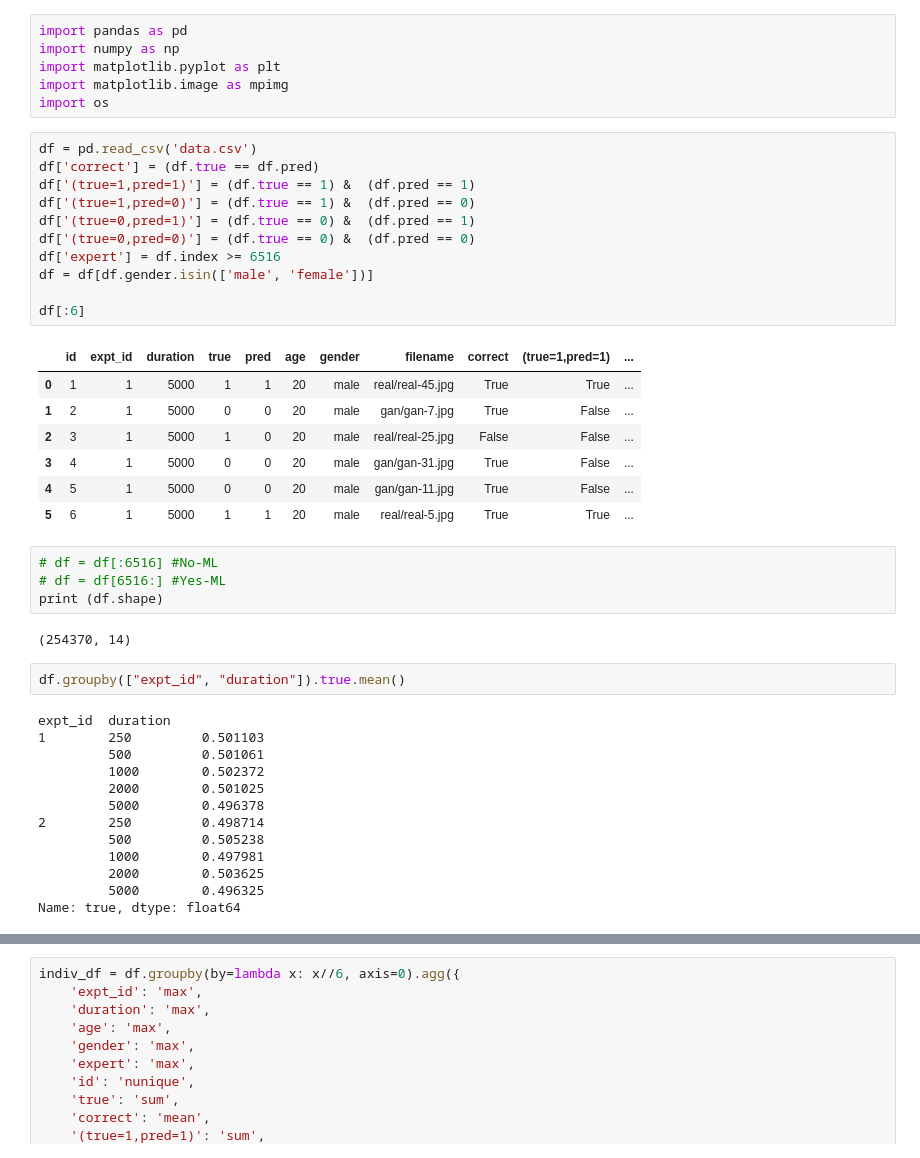
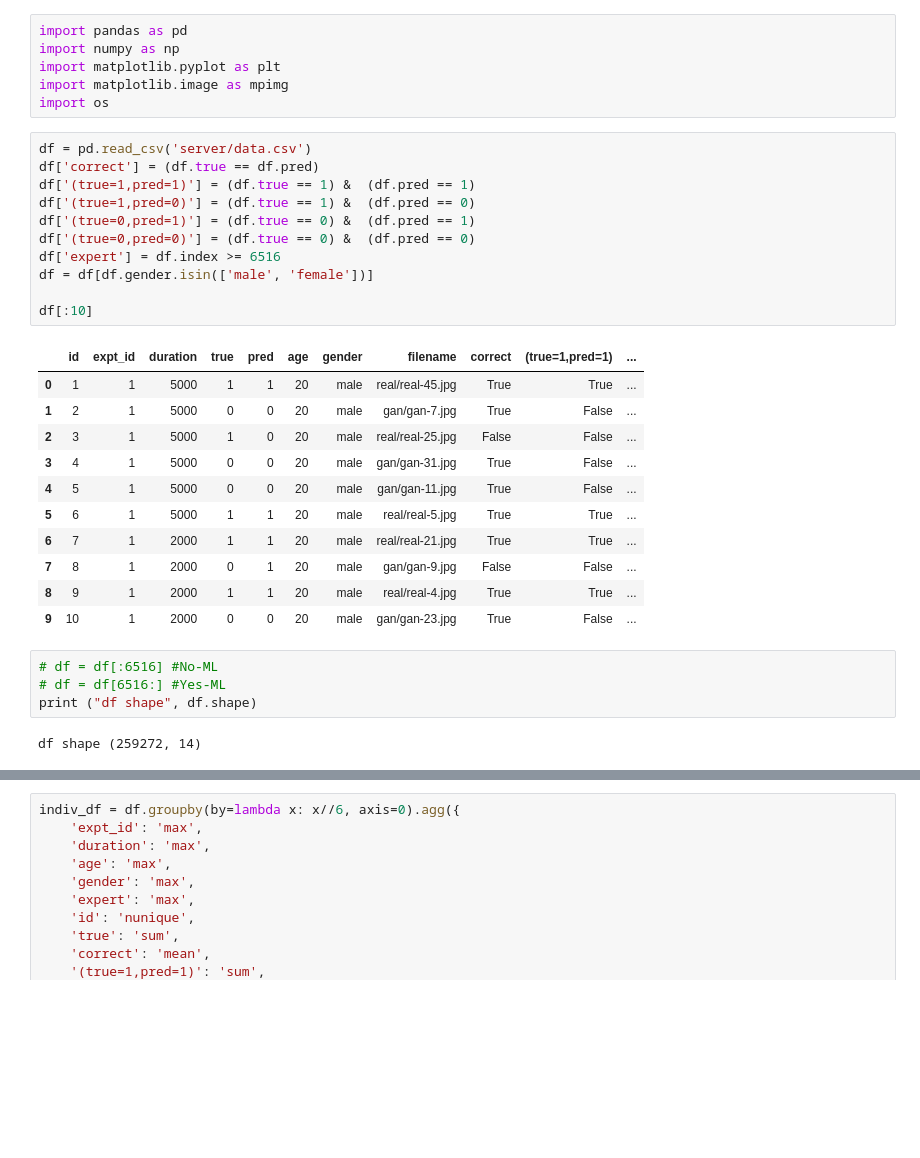
Before and after one commit to k-weng/6861-face, a Jupyter notebook: face-analysis.ipynb, the cells around one changed output, grey strips where cells are left out. Drawn from its saved outputs; the diff is of its cells as text; blank space fills up the shorter version.

```diff
--- a/face-analysis.ipynb
+++ b/face-analysis.ipynb
@@ -5,45 +5,34 @@ import matplotlib.pyplot as plt
 import matplotlib.image as mpimg
 import os
 # %%
-df = pd.read_csv('data.csv')
+df = pd.read_csv('server/data.csv')
 df['correct'] = (df.true == df.pred)
 df['(true=1,pred=1)'] = (df.true == 1) &  (df.pred == 1)
 df['(true=1,pred=0)'] = (df.true == 1) &  (df.pred == 0)
 df['(true=0,pred=1)'] = (df.true == 0) &  (df.pred == 1)
 df['(true=0,pred=0)'] = (df.true == 0) &  (df.pred == 0)
 df['expert'] = df.index >= 6516
 df = df[df.gender.isin(['male', 'female'])]
 
-df[:6]
+df[:10]
 # %% [output]
 |  | id | expt_id | duration | true | pred | age | gender | filename | correct | (true=1,pred=1) | ... |
 | 0 | 1 | 1 | 5000 | 1 | 1 | 20 | male | real/real-45.jpg | True | True | ... |
 | 1 | 2 | 1 | 5000 | 0 | 0 | 20 | male | gan/gan-7.jpg | True | False | ... |
 | 2 | 3 | 1 | 5000 | 1 | 0 | 20 | male | real/real-25.jpg | False | False | ... |
 | 3 | 4 | 1 | 5000 | 0 | 0 | 20 | male | gan/gan-31.jpg | True | False | ... |
 | 4 | 5 | 1 | 5000 | 0 | 0 | 20 | male | gan/gan-11.jpg | True | False | ... |
 | 5 | 6 | 1 | 5000 | 1 | 1 | 20 | male | real/real-5.jpg | True | True | ... |
+| 6 | 7 | 1 | 2000 | 1 | 1 | 20 | male | real/real-21.jpg | True | True | ... |
+| 7 | 8 | 1 | 2000 | 0 | 1 | 20 | male | gan/gan-9.jpg | False | False | ... |
+| 8 | 9 | 1 | 2000 | 1 | 1 | 20 | male | real/real-4.jpg | True | True | ... |
+| 9 | 10 | 1 | 2000 | 0 | 0 | 20 | male | gan/gan-23.jpg | True | False | ... |
 # %%
 # df = df[:6516] #No-ML
 # df = df[6516:] #Yes-ML
-print (df.shape)
+print ("df shape", df.shape)
 # %% [output]
-(254370, 14)
+df shape (259272, 14)
-# %%
-df.groupby(["expt_id", "duration"]).true.mean()
-# %% [output]
-expt_id  duration
-1        250         0.501103
-         500         0.501061
-         1000        0.502372
-         2000        0.501025
-         5000        0.496378
-2        250         0.498714
-         500         0.505238
-         1000        0.497981
-         2000        0.503625
-         5000        0.496325
-Name: true, dtype: float64
 # %%
 dur1 = 5000
 dur2 = 5000
```
Also changed, not shown: parts of 8 cells of this notebook, 6 other files.
